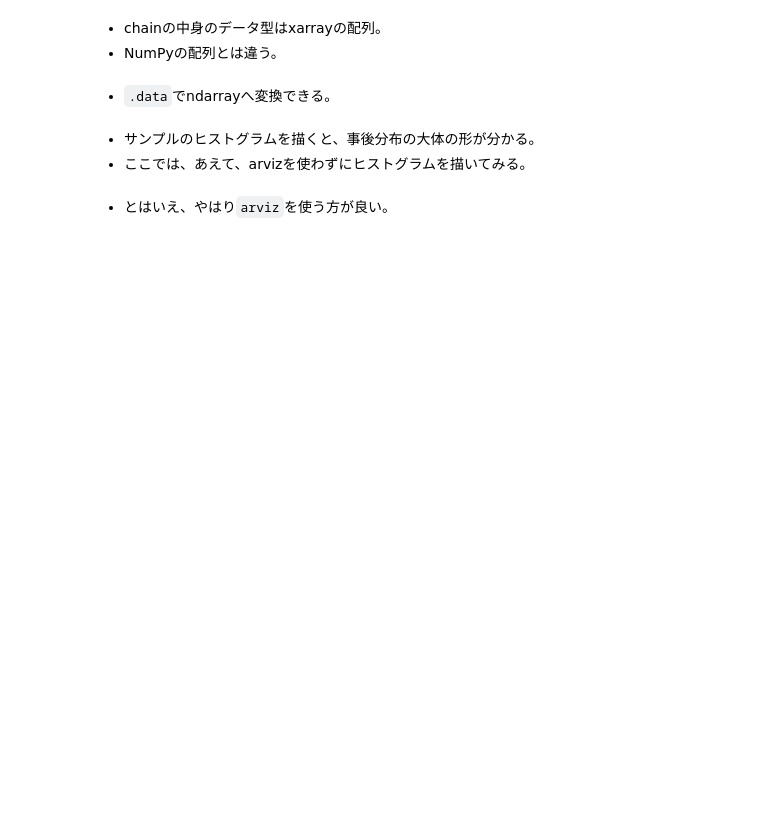
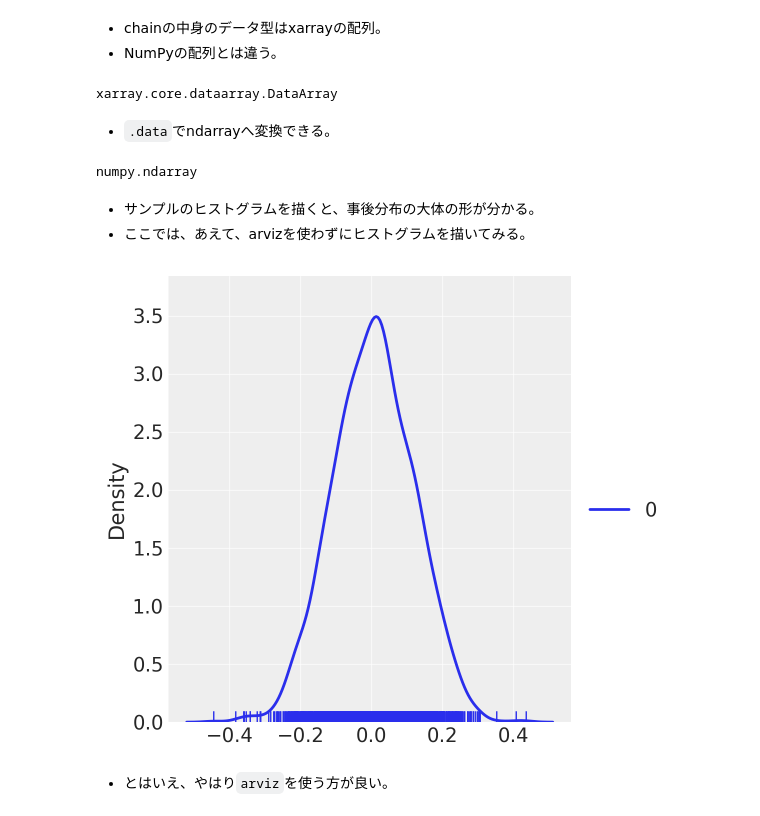
Before and after one commit to yoshihiroo/course2023-stats2, a Jupyter notebook: 03_NumPyro_2.ipynb, the cells around one changed output. Saved outputs shown, nothing was run; the diff lists cells and outputs as text; code cells hidden in the pictures; blank space fills up the shorter version.

```diff
--- a/03_NumPyro_2.ipynb
+++ b/03_NumPyro_2.ipynb
@@ -58,4 +173,0 @@ observed = jax.random.normal(rng_key_, (100,))
-# %%
-def model(data=None):
-  mu = numpyro.sample("mu", dist.Normal(0, 0.5))
-  obs = numpyro.sample("obs", dist.Normal(mu, 1), obs=data)
@@ -68,5 +173,0 @@ def model(data=None):
-# %%
-kernel = NUTS(model)
-mcmc = MCMC(kernel, num_warmup=1000, num_samples=2000, num_chains=4)
-rng_key, rng_key_ = random.split(rng_key)
-mcmc.run(rng_key_, data=observed)
@@ -82,3 +178,10 @@ mcmc.run(rng_key_, data=observed)
 * HMCの改良版。詳細は割愛するが、おおよその説明は後ほど。
  * https://mc-stan.org/docs/reference-manual/hmc.html
  * https://arxiv.org/abs/1111.4246
+# %%
+kernel = NUTS(model)
+num_samples = 2000
+mcmc = MCMC(kernel, num_warmup=1000, num_samples=num_samples)
+mcmc.run(
+    rng_key_, marriage=dset.MarriageScaled.values, divorce=dset.DivorceScaled.values
+)
@@ -103,5 +232,5 @@ type(np.array(samples['mu']))
 * ArviZ向けのデータへ変換する。
  * こうすると、ArviZの様々な機能が使えるようになる。
 # %%
-idata = az.from_numpyro(mcmc)
-idata
+idata_1 = az.from_numpyro(mcmc)
+idata_1
@@ -121,8 +262,12 @@ idata.posterior["mu"].sel(chain=0)[:10]
 * chainの中身のデータ型はxarrayの配列。
  * NumPyの配列とは違う。
 # %%
-type(idata.posterior["mu"])
+type(idata_1.posterior["a"])
+# %% [output]
+xarray.core.dataarray.DataArray
 # %% [markdown]
 * `.data`でndarrayへ変換できる。
 # %%
-type(idata.posterior["mu"].data)
+type(idata_1.posterior["a"].data)
+# %% [output]
+numpy.ndarray
@@ -132,10 +275,12 @@ idata.posterior["mu"].data.shape
 * サンプルのヒストグラムを描くと、事後分布の大体の形が分かる。
 * ここでは、あえて、arvizを使わずにヒストグラムを描いてみる。
 # %%
-import seaborn as sns
-
-df = pd.DataFrame(data=idata.posterior["mu"].data.T)
-sns.displot(df, kind="kde", rug=True);
+sns.displot(
+    pd.DataFrame(data=idata_1.posterior["a"].data.T),
+    kind="kde", rug=True,
+    );
+# %% [output]
+[figure, added]
 # %% [markdown]
 * とはいえ、やはり`arviz`を使う方が良い。
 # %%
```
Also changed, not shown: parts of 64 cells of this notebook.
